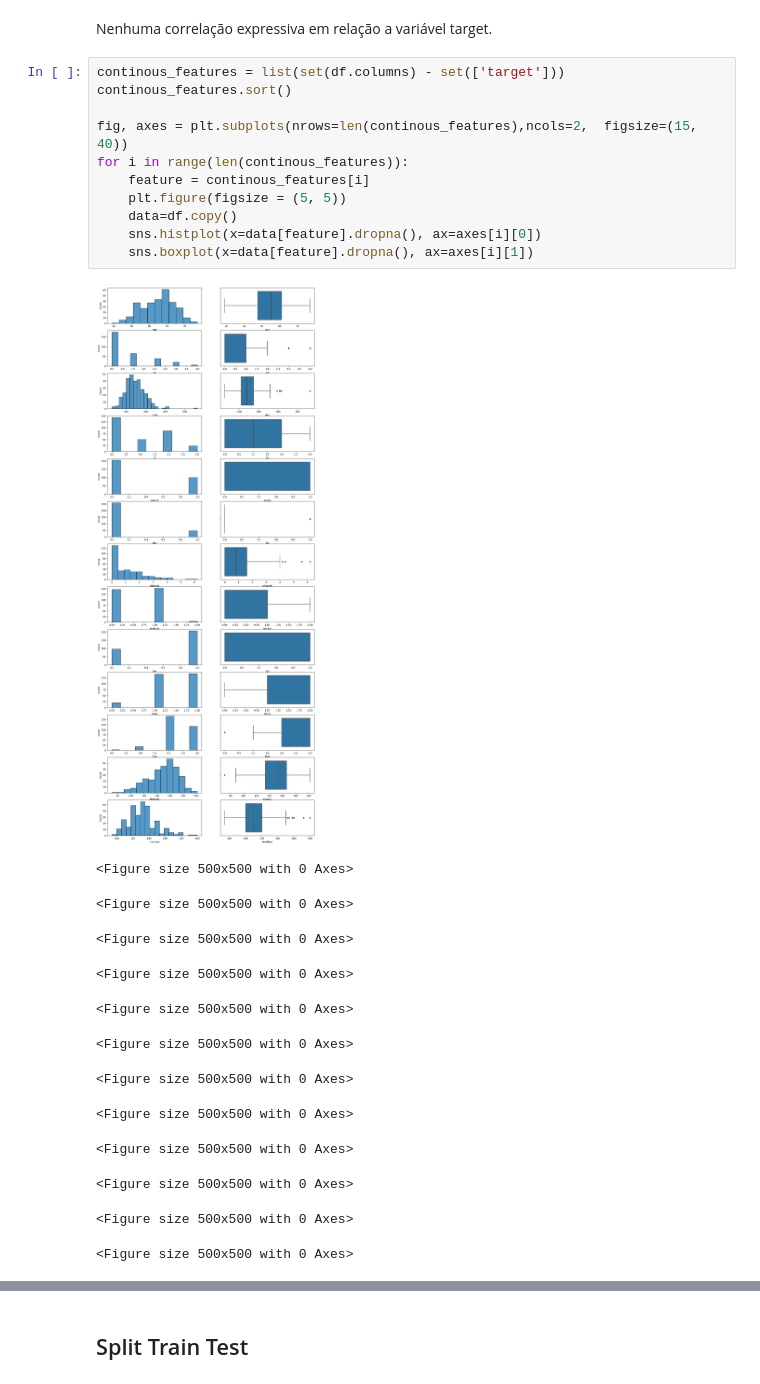
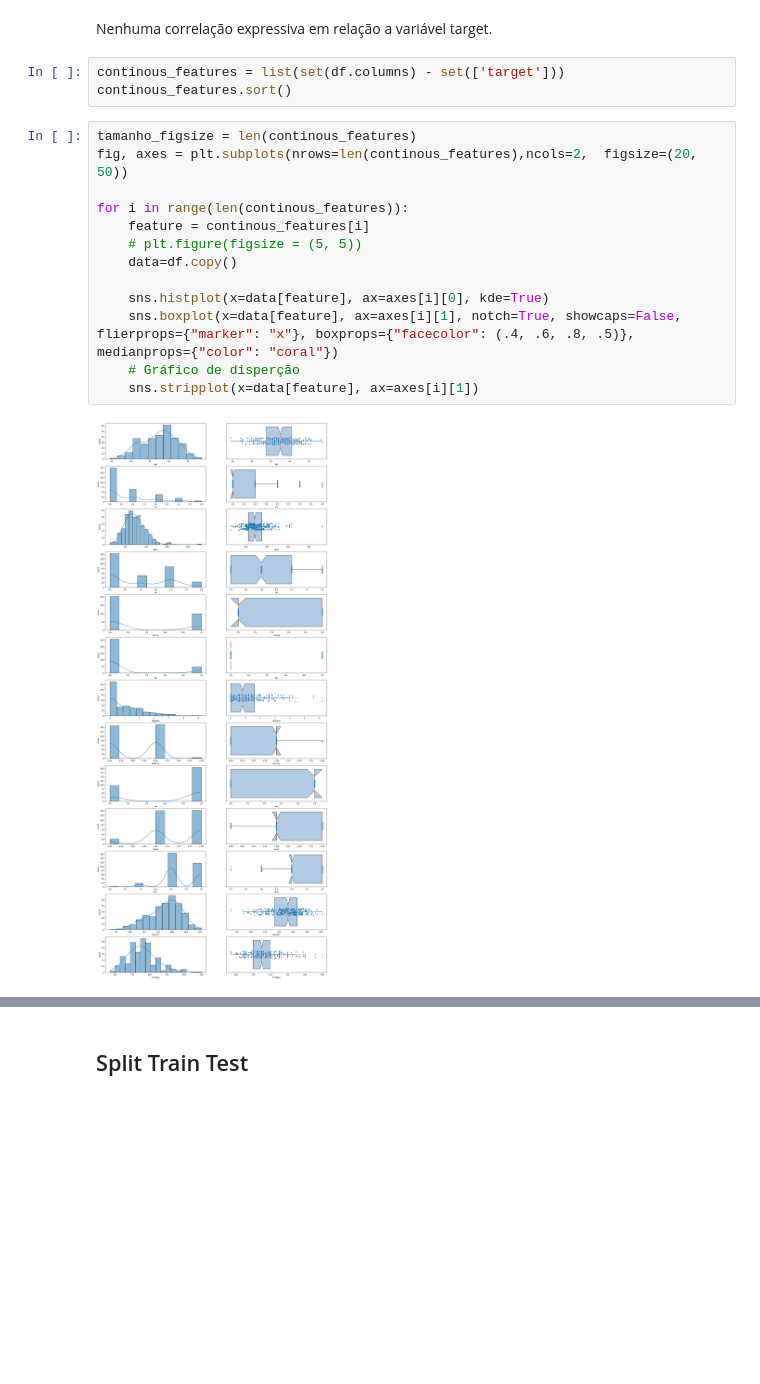
Before and after one commit to KValim/Projetcs, a Jupyter notebook: FIAP/deep learning I/heart_disease_UCI/heart_disease.ipynb, the cells around one changed output, grey strips where cells are left out. Cells and saved outputs as stored; diff of their text form; blank space fills up the shorter version.

```diff
--- a/FIAP/deep learning I/heart_disease_UCI/heart_disease.ipynb
+++ b/FIAP/deep learning I/heart_disease_UCI/heart_disease.ipynb
@@ -160,28 +163,21 @@ ax.set_xticklabels(
 [figure]
 # %% [markdown]
 Nenhuma correlação expressiva em relação a variável target.
+# %%
+continous_features = list(set(df.columns) - set(['target']))
+continous_features.sort()
 # %%
-continous_features = list(set(df.columns) - set(['target']))
-continous_features.sort()
+tamanho_figsize = len(continous_features)
+fig, axes = plt.subplots(nrows=len(continous_features),ncols=2,  figsize=(20, 50))
 
-fig, axes = plt.subplots(nrows=len(continous_features),ncols=2,  figsize=(15, 40))
 for i in range(len(continous_features)):
     feature = continous_features[i]
-    plt.figure(figsize = (5, 5))
+    # plt.figure(figsize = (5, 5))
     data=df.copy()
-    sns.histplot(x=data[feature].dropna(), ax=axes[i][0])
-    sns.boxplot(x=data[feature].dropna(), ax=axes[i][1])
+
+    sns.histplot(x=data[feature], ax=axes[i][0], kde=True)
+    sns.boxplot(x=data[feature], ax=axes[i][1], notch=True, showcaps=False, flierprops={"marker": "x"}, boxprops={"facecolor": (.4, .6, .8, .5)}, medianprops={"color": "coral"})
+    # Gráfico de disperção
+    sns.stripplot(x=data[feature], ax=axes[i][1])
 # %% [output]
-[figure, old version]
+[figure, new version]
-<Figure size 500x500 with 0 Axes>
-<Figure size 500x500 with 0 Axes>
-<Figure size 500x500 with 0 Axes>
-<Figure size 500x500 with 0 Axes>
-<Figure size 500x500 with 0 Axes>
-<Figure size 500x500 with 0 Axes>
-<Figure size 500x500 with 0 Axes>
-<Figure size 500x500 with 0 Axes>
-<Figure size 500x500 with 0 Axes>
-<Figure size 500x500 with 0 Axes>
-<Figure size 500x500 with 0 Axes>
-<Figure size 500x500 with 0 Axes>
```
Also changed, not shown: parts of 8 cells of this notebook, 5 other files.
